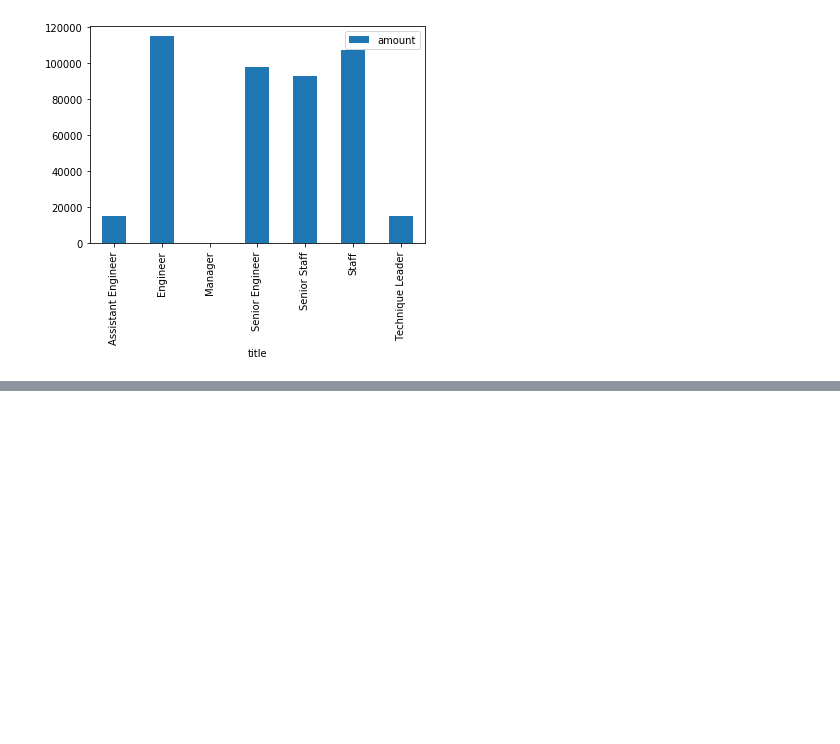
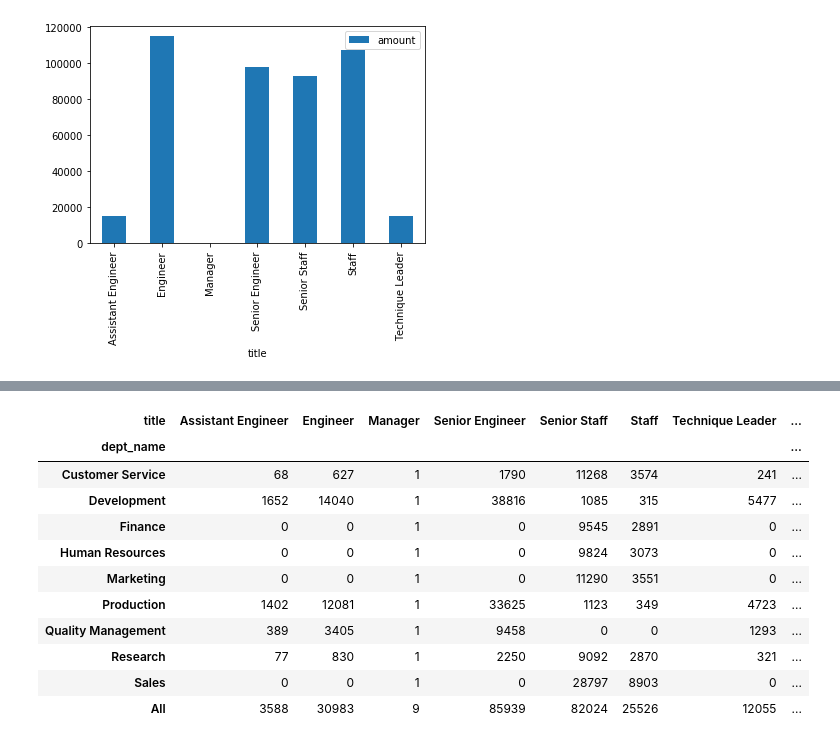
Before and after one commit to SaraPena/python-exercises, a Jupyter notebook: pandas_exercises.ipynb, the cells around one changed output, grey strips where cells are left out. Saved outputs shown, nothing was run; the diff lists cells and outputs as text; code cells hidden in the pictures; blank space fills up the shorter version.

```diff
--- a/pandas_exercises.ipynb
+++ b/pandas_exercises.ipynb
@@ -269,0 +343,4 @@ pd.merge(employees_table, title_table, left_on = 'emp_no', right_on = 'emp_no',
+# %%
+url = get_db_url(user, host, password, 'employees')
+employees_titles_departments = pd.read_sql("SELECT * FROM titles LEFT JOIN dept_emp using (emp_no) LEFT JOIN departments using (dept_no) WHERE dept_emp.to_date = '9999-01-01' and titles.to_date = '9999-01-01'", url)
+# employees_titles_departments.head()
@@ -269,0 +354,16 @@ pd.merge(employees_table, title_table, left_on = 'emp_no', right_on = 'emp_no',
+# %%
+employees_titles_departments.head()
+pd.crosstab(employees_titles_departments.dept_name, employees_titles_departments.title, margins = True)
+# %% [output]
+| title | Assistant Engineer | Engineer | Manager | Senior Engineer | Senior Staff | Staff | Technique Leader | ... |
+| dept_name |  |  |  |  |  |  |  | ... |
+| Customer Service | 68 | 627 | 1 | 1790 | 11268 | 3574 | 241 | ... |
+| Development | 1652 | 14040 | 1 | 38816 | 1085 | 315 | 5477 | ... |
+| Finance | 0 | 0 | 1 | 0 | 9545 | 2891 | 0 | ... |
+| Human Resources | 0 | 0 | 1 | 0 | 9824 | 3073 | 0 | ... |
+| Marketing | 0 | 0 | 1 | 0 | 11290 | 3551 | 0 | ... |
+| Production | 1402 | 12081 | 1 | 33625 | 1123 | 349 | 4723 | ... |
+| Quality Management | 389 | 3405 | 1 | 9458 | 0 | 0 | 1293 | ... |
+| Research | 77 | 830 | 1 | 2250 | 9092 | 2870 | 321 | ... |
+| Sales | 0 | 0 | 1 | 0 | 28797 | 8903 | 0 | ... |
+| All | 3588 | 30983 | 9 | 85939 | 82024 | 25526 | 12055 | ... |
```
Also changed, not shown: parts of 31 cells of this notebook, 1 other file.
